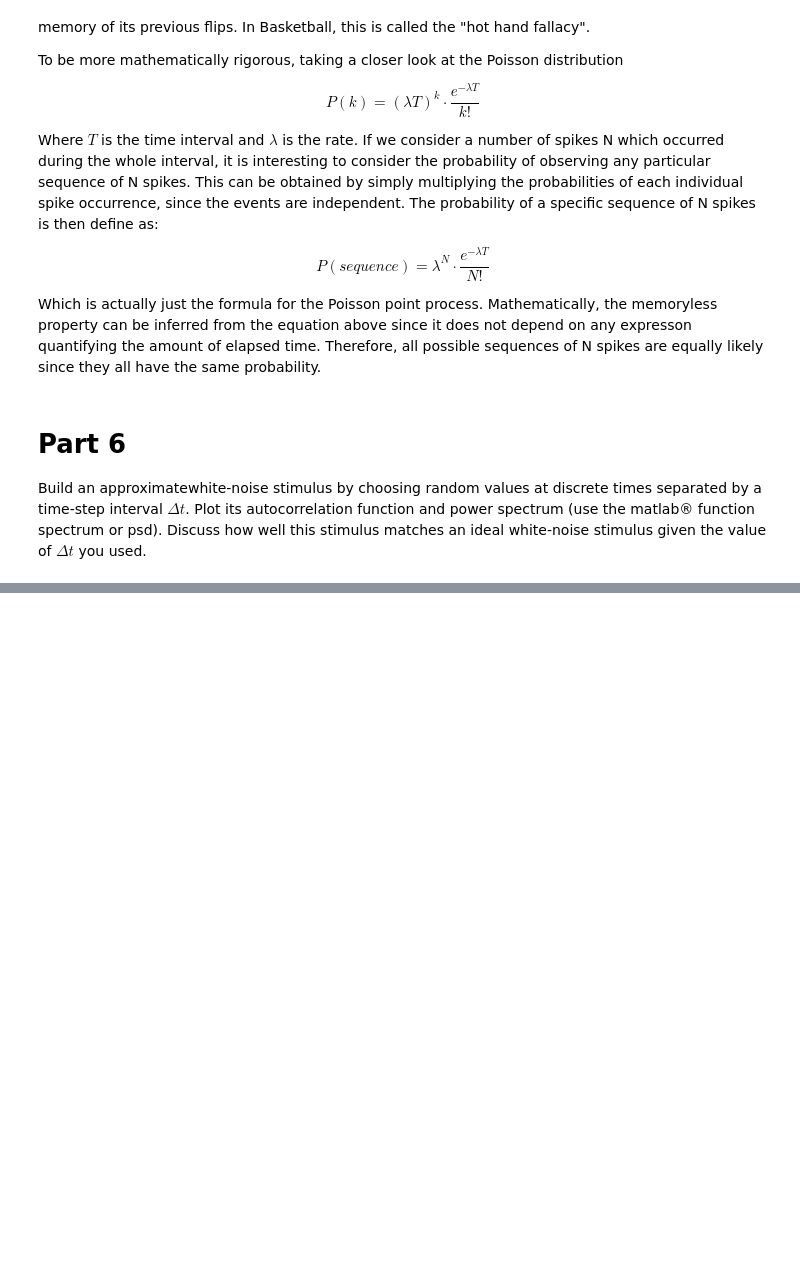
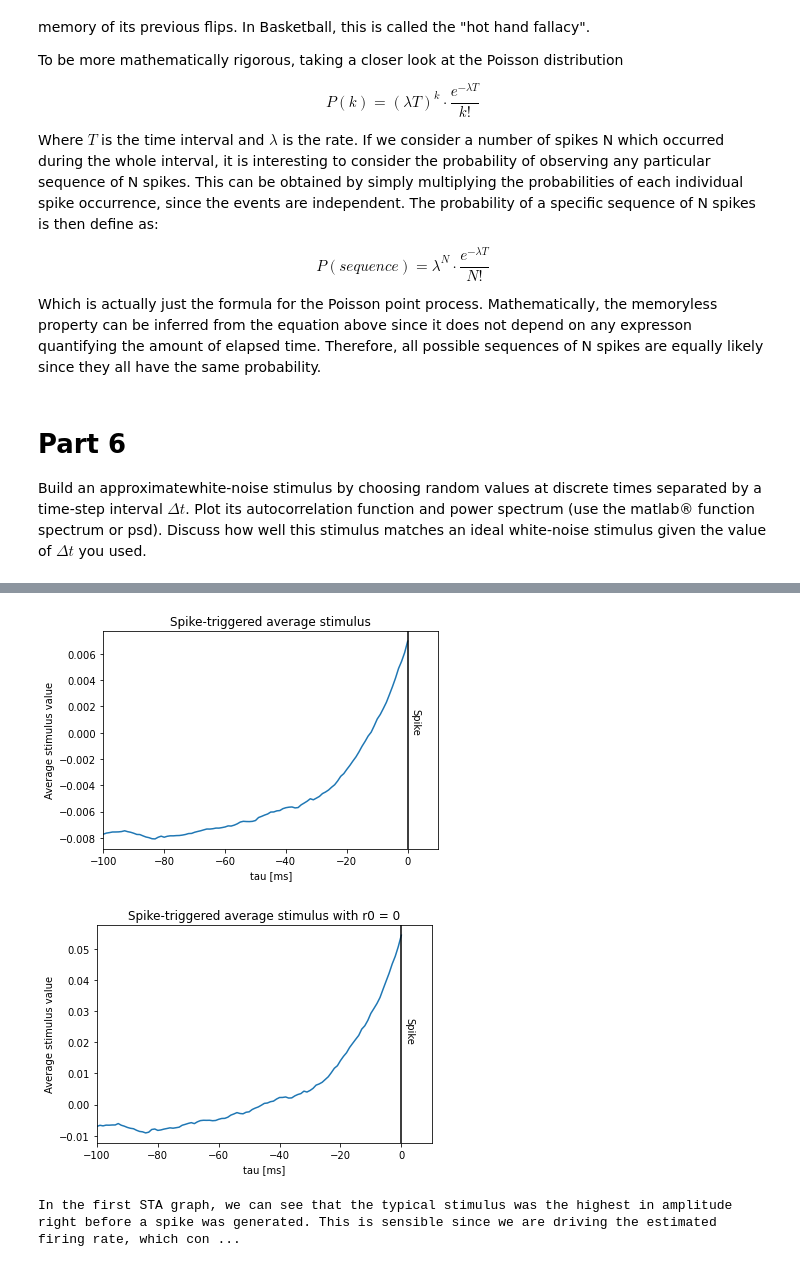
Before and after one commit to Revanchist317/DA_exercises, a Jupyter notebook: Chapter 1.ipynb, the cells around one changed output, grey strips where cells are left out. Cells and saved outputs as stored; diff of their text form; code cells hidden in the pictures; blank space fills up the shorter version.

```diff
--- a/Chapter 1.ipynb
+++ b/Chapter 1.ipynb
@@ -499,0 +638,33 @@ Which in our case is approximately $ \frac{1}{0.01/2} $ or $2 \cdot 10^{-3}$. Bo
+# %%
+# Compute the spike-triggered average stimulus (STA) from the spike trains produced by the white-noise stimulus
+STA = np.flip(Q_RS)*(1/np.mean(r_est))
+STA_alt = np.flip(Q_RS_alt)*(1/np.mean(r_est_alt))
+
+# Plot the STA
+plt.figure()
+plt.plot(1000*lags_RS[round(len(lags_RS)/2)-101:round(len(lags_RS)/2)], STA[round(len(lags_RS)/2)-101:round(len(lags_RS)/2)])
+plt.axvline(color='k')
+plt.text(1,0,'Spike',rotation=270)
+plt.xlabel('tau [ms]')
+plt.xlim(-100, 10)
+plt.ylabel('Average stimulus value')
+plt.title('Spike-triggered average stimulus')
+plt.show()
+
+# Plot the alternative STA
+plt.figure()
+plt.plot(1000*lags_RS[round(len(lags_RS)/2)-101:round(len(lags_RS)/2)], STA_alt[round(len(lags_RS)/2)-101:round(len(lags_RS)/2)])
+plt.axvline(color='k')
+plt.text(1,0.02,'Spike',rotation=270)
+plt.xlabel('tau [ms]')
+plt.xlim(-100, 10)
+plt.ylabel('Average stimulus value')
+plt.title('Spike-triggered average stimulus with r0 = 0')
+plt.show()
+# %% [output]
+[figure, added]
+[figure, added]
+# %%
+print(f"In the first STA graph, we can see that the typical stimulus was the highest in amplitude right before a spike was generated. This is sensible since we are driving the estimated firing rate, which consequently drives the Poisson spike generator, with the white noise stimulus. On the other hand, if we turn the background firing rate to 0, then the stimulus must be far larger (an order of magnitude in this case) to trigger a spike, on average.")
+# %% [output]
+In the first STA graph, we can see that the typical stimulus was the highest in amplitude right before a spike was generated. This is sensible since we are driving the estimated firing rate, which con ...
```
Also changed, not shown: parts of 9 cells of this notebook.
